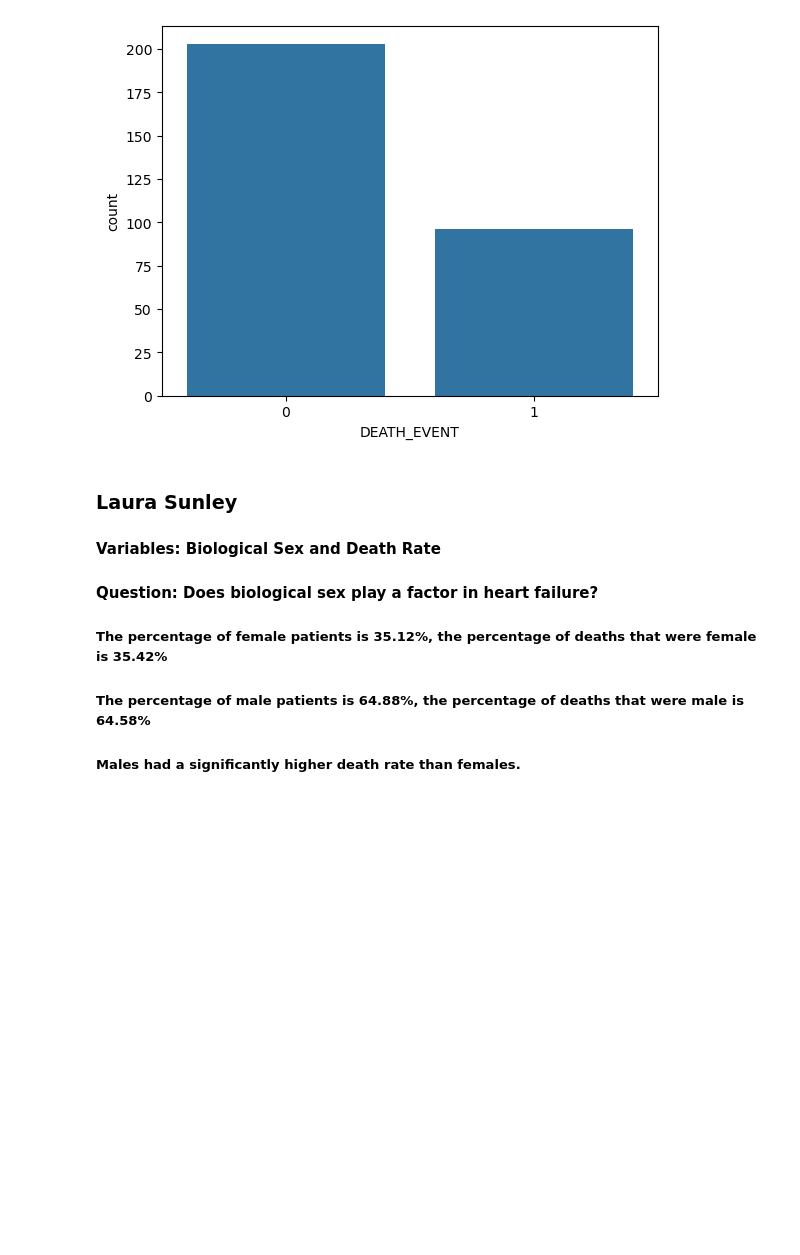
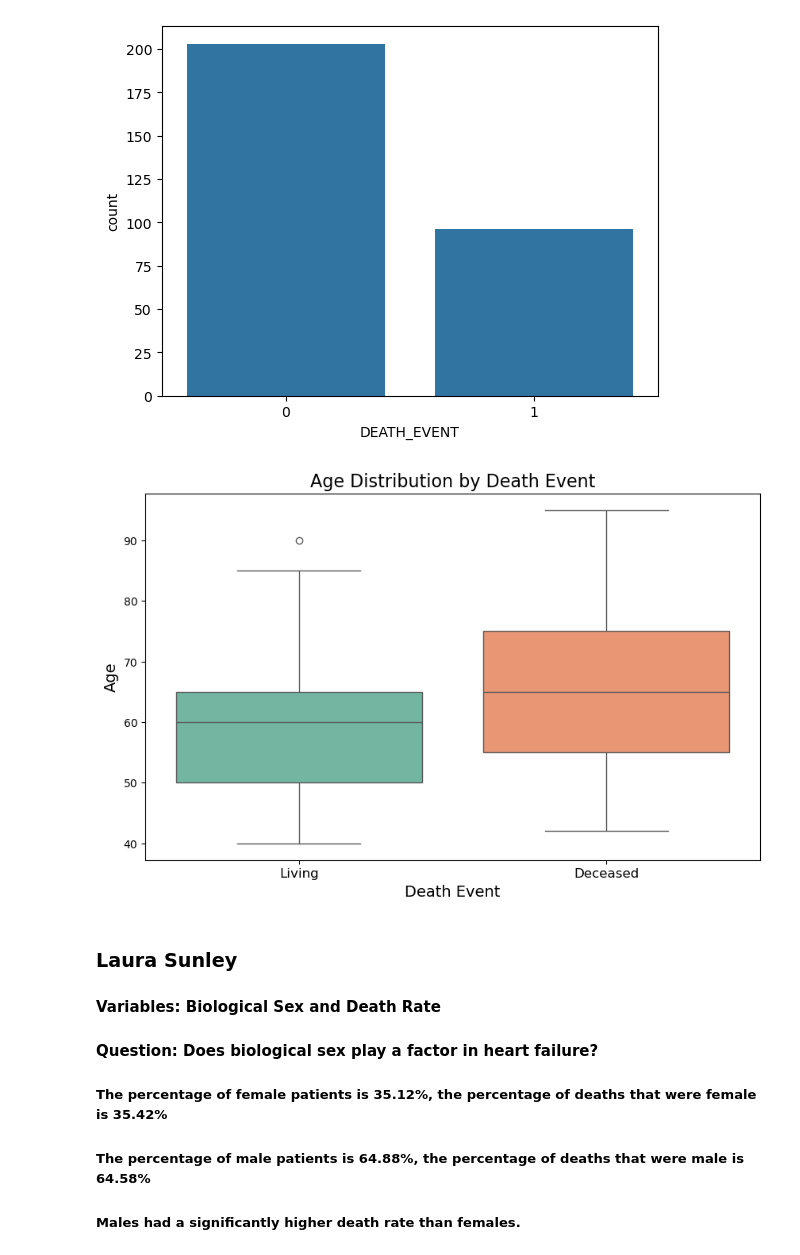
Before and after one commit to faiyted/Project-Cardiac-Disease, a Jupyter notebook: Group-Project.ipynb, the cells around one changed output. Saved outputs shown, nothing was run; the diff lists cells and outputs as text; code cells hidden in the pictures; blank space fills up the shorter version.

Commit message:
adding chart

```diff
--- a/Group-Project.ipynb
+++ b/Group-Project.ipynb
@@ -57,6 +57,27 @@ sns.countplot(x=death)
 plt.show()
 # %% [output]
 [figure]
+# %%
+# Create the boxplot
+plt.figure(figsize=(10, 6))
+boxplot = sns.boxplot(data=heart_df, x='DEATH_EVENT', y='age', hue='DEATH_EVENT', palette='Set2', dodge=False)
+
+# Customize the plot
+boxplot.set_title('Age Distribution by Death Event', fontsize=16)
+boxplot.set_xlabel('Death Event', fontsize=14)
+boxplot.set_ylabel('Age', fontsize=14)
+
+# Set custom x-axis labels
+boxplot.set_xticks([0, 1])
+boxplot.set_xticklabels(['Living', 'Deceased'], fontsize=12)
+
+# Remove the legend
+boxplot.legend_.remove()
+
+# Show the plot
+plt.show()
+# %% [output]
+[figure, added]
 # %% [markdown]
 ### Laura Sunley
 #### Variables: Biological Sex and Death Rate
```
Also changed, not shown: parts of 1 cell of this notebook.
